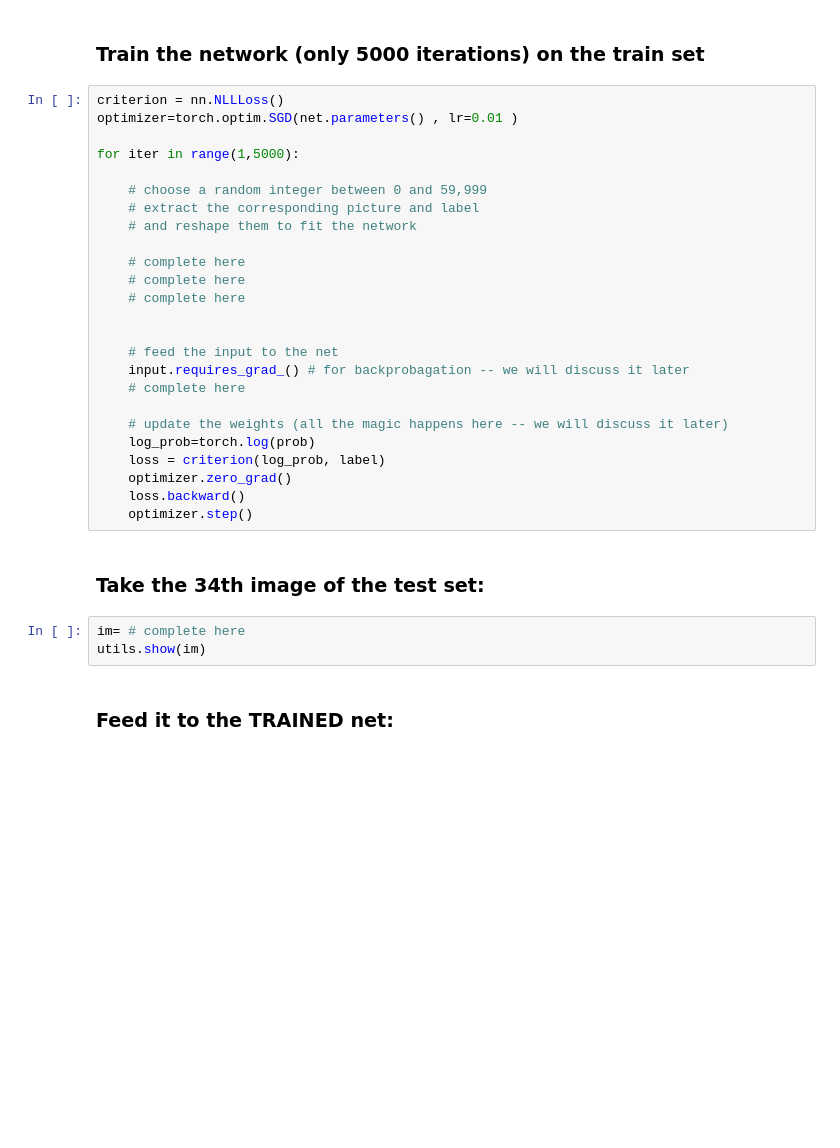
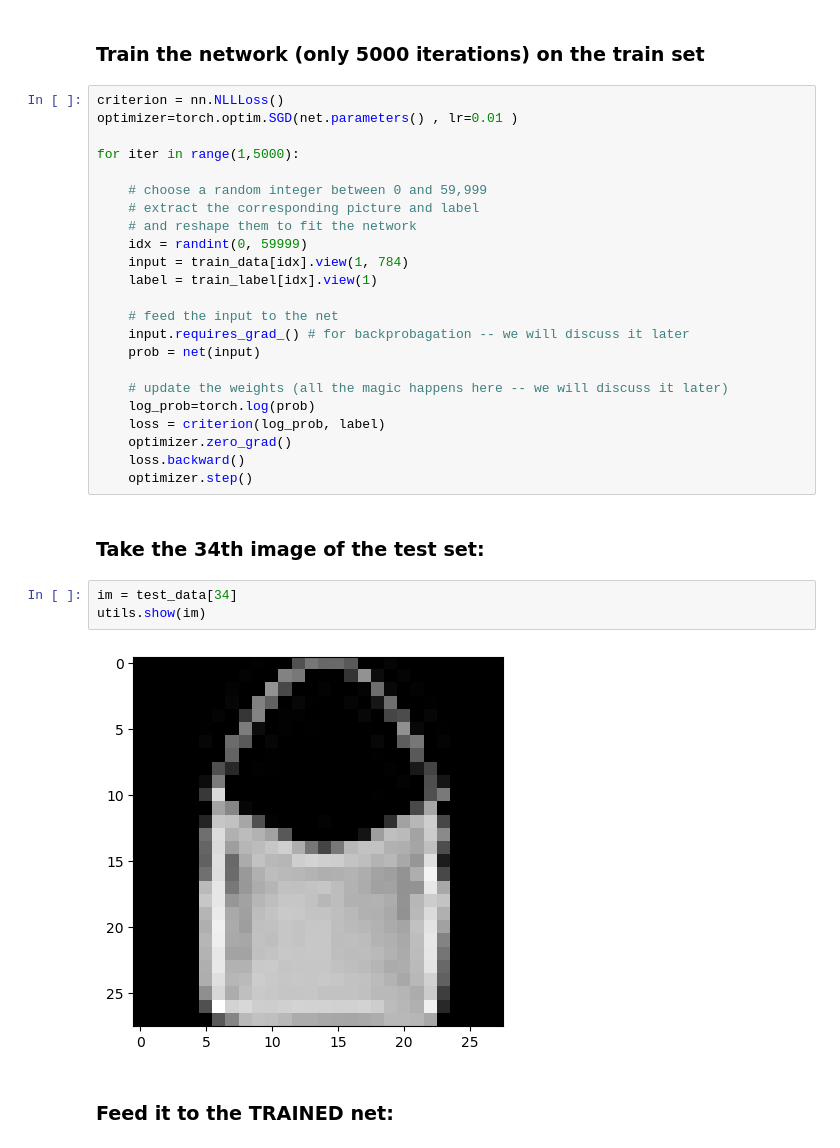
Before and after one commit to alantanlc/CE7454_2019, a Jupyter notebook: codes/labs_lecture03/lab04_train_vanilla_nn/train_vanilla_nn_exercise.ipynb, the cells around one changed output. Saved outputs shown, nothing was run; the diff lists cells and outputs as text; blank space fills up the shorter version.

```diff
--- a/codes/labs_lecture03/lab04_train_vanilla_nn/train_vanilla_nn_exercise.ipynb
+++ b/codes/labs_lecture03/lab04_train_vanilla_nn/train_vanilla_nn_exercise.ipynb
@@ -84,15 +101,13 @@ for iter in range(1,5000):
     # choose a random integer between 0 and 59,999
     # extract the corresponding picture and label
     # and reshape them to fit the network
-
-    # complete here
-    # complete here
-    # complete here
-
+    idx = randint(0, 59999)
+    input = train_data[idx].view(1, 784)
+    label = train_label[idx].view(1)
 
     # feed the input to the net
     input.requires_grad_() # for backprobagation -- we will discuss it later
-    # complete here
+    prob = net(input)
 
     # update the weights (all the magic happens here -- we will discuss it later)
     log_prob=torch.log(prob)
@@ -103,8 +118,10 @@ for iter in range(1,5000):
 # %% [markdown]
 ### Take the 34th image of the test set:
 # %%
-im= # complete here
+im = test_data[34]
 utils.show(im)
+# %% [output]
+[figure, added]
 # %% [markdown]
 ### Feed it to the TRAINED net:
 # %%
```
Also changed, not shown: parts of 10 cells of this notebook, 4 other files.
